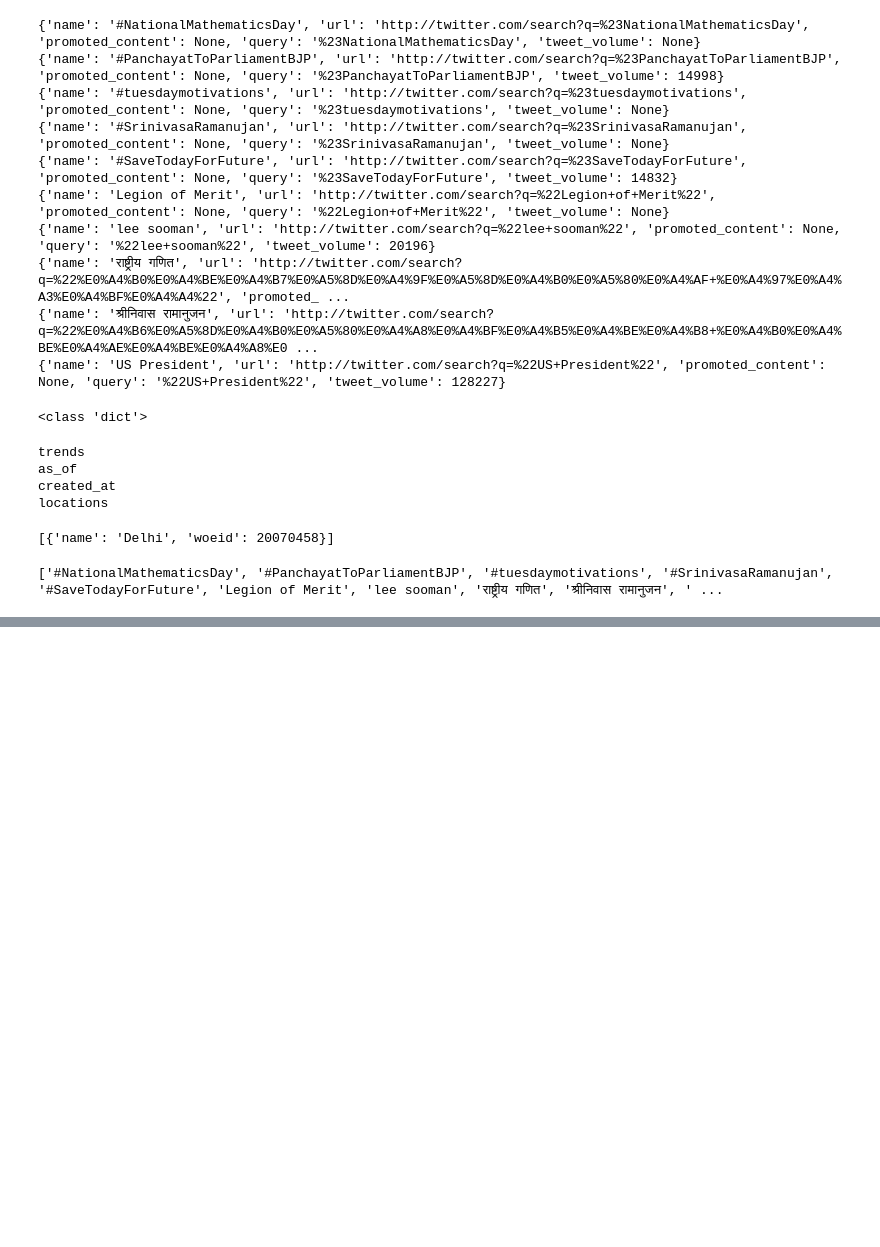
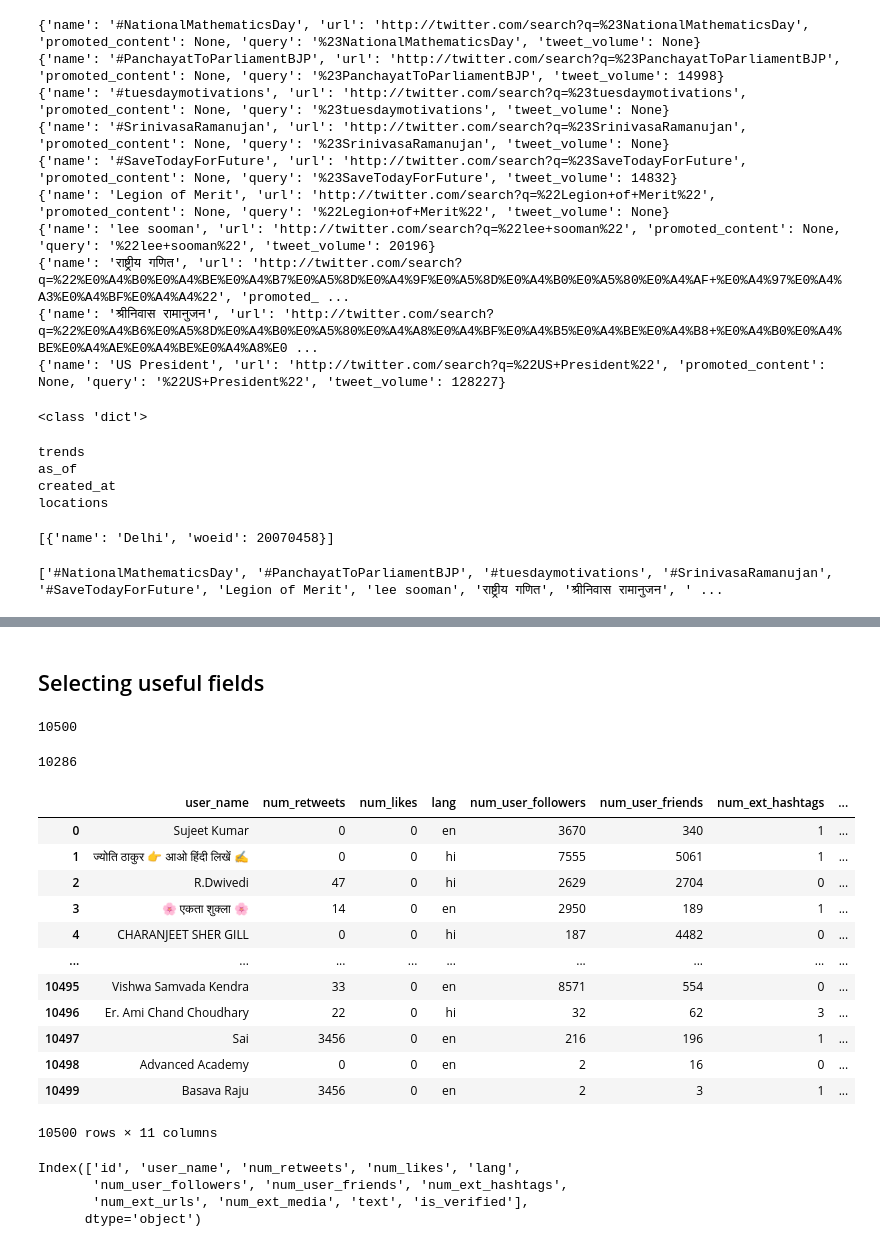
Before and after one commit to anmolagarwal999/Precog_Recruitment_Tasks, a Jupyter notebook: Task_2/tweet_task.ipynb, the cells around one changed output, grey strips where cells are left out. Drawn from its saved outputs; the diff is of its cells as text; code cells hidden in the pictures; blank space fills up the shorter version.

Commit message:
parsed tweets and some insights obtained

```diff
--- a/Task_2/tweet_task.ipynb
+++ b/Task_2/tweet_task.ipynb
@@ -105,0 +125,2 @@ print(top_ten_tags)
+# %%
+tweets=trend_resp.json()
@@ -105,0 +213,3 @@ print(top_ten_tags)
+# %%
+pd.set_option('display.max_columns', None)
+df
@@ -105,0 +412,65 @@ print(top_ten_tags)
+# %% [markdown]
+## Selecting useful fields
+# %%
+mod_list=[]
+extra_hashtags_list=[]
+text_str=""
+for a_tweet in tweets_list:
+    tmp_d={}
+    #tmp_d["id"]=a_tweet["id"]
+    tmp_d["user_name"]=a_tweet["user"]["name"]
+    tmp_d["num_retweets"]=a_tweet["retweet_count"]
+    tmp_d["num_likes"]=a_tweet["favorite_count"]
+    tmp_d["lang"]=a_tweet["lang"]
+    tmp_d["num_user_followers"]=a_tweet["user"]["followers_count"]
+    tmp_d["num_user_friends"]=a_tweet["user"]["friends_count"]
+    tmp_d["num_ext_hashtags"]=0
+    tmp_d["num_ext_urls"]=0
+    tmp_d["num_ext_media"]=0
+    tmp_d['text']=a_tweet['text']
+    text_str=text_str+"\n\n"+tmp_d['text']
+    tmp_d["is_verified"]=a_tweet["user"]["verified"]
+    if "hashtags" in a_tweet["entities"].keys():
+        tmp_d["num_ext_hashtags"]=len(a_tweet["entities"]["hashtags"])
+        for x in a_tweet["entities"]["hashtags"]:
+            extra_hashtags_list.append(x['text'])
+    if "urls" in a_tweet["entities"].keys():
+        tmp_d["num_ext_urls"]=len(a_tweet["entities"]["urls"])
+    if "media" in a_tweet["entities"].keys():
+        tmp_d["num_ext_media"]=len(a_tweet["entities"]["media"])
+    mod_list.append(tmp_d)
+    #print(tmp_d)
+    #break
+# %%
+print(len(mod_list))
+# %% [output]
+10500
+# %%
+print(len(extra_hashtags_list))
+# %% [output]
+10286
+# %%
+df = pd.DataFrame(mod_list)
+# %%
+df
+# %% [output]
+|  | user_name | num_retweets | num_likes | lang | num_user_followers | num_user_friends | num_ext_hashtags | ... |
+| 0 | Sujeet Kumar | 0 | 0 | en | 3670 | 340 | 1 | ... |
+| 1 | ज्योति ठाकुर 👉 आओ हिंदी लिखें ✍ | 0 | 0 | hi | 7555 | 5061 | 1 | ... |
+| 2 | R.Dwivedi | 47 | 0 | hi | 2629 | 2704 | 0 | ... |
+| 3 | 🌸 एकता शुक्ला 🌸 | 14 | 0 | en | 2950 | 189 | 1 | ... |
+| 4 | CHARANJEET SHER GILL | 0 | 0 | hi | 187 | 4482 | 0 | ... |
+| ... | ... | ... | ... | ... | ... | ... | ... | ... |
+| 10495 | Vishwa Samvada Kendra | 33 | 0 | en | 8571 | 554 | 0 | ... |
+| 10496 | Er. Ami Chand Choudhary | 22 | 0 | hi | 32 | 62 | 3 | ... |
+| 10497 | Sai | 3456 | 0 | en | 216 | 196 | 1 | ... |
+| 10498 | Advanced Academy | 0 | 0 | en | 2 | 16 | 0 | ... |
+| 10499 | Basava Raju | 3456 | 0 | en | 2 | 3 | 1 | ... |
+10500 rows × 11 columns
+# %%
+df.columns
+# %% [output]
+Index(['id', 'user_name', 'num_retweets', 'num_likes', 'lang',
+       'num_user_followers', 'num_user_friends', 'num_ext_hashtags',
+       'num_ext_urls', 'num_ext_media', 'text', 'is_verified'],
+      dtype='object')
```
Also changed, not shown: parts of 38 cells of this notebook.
